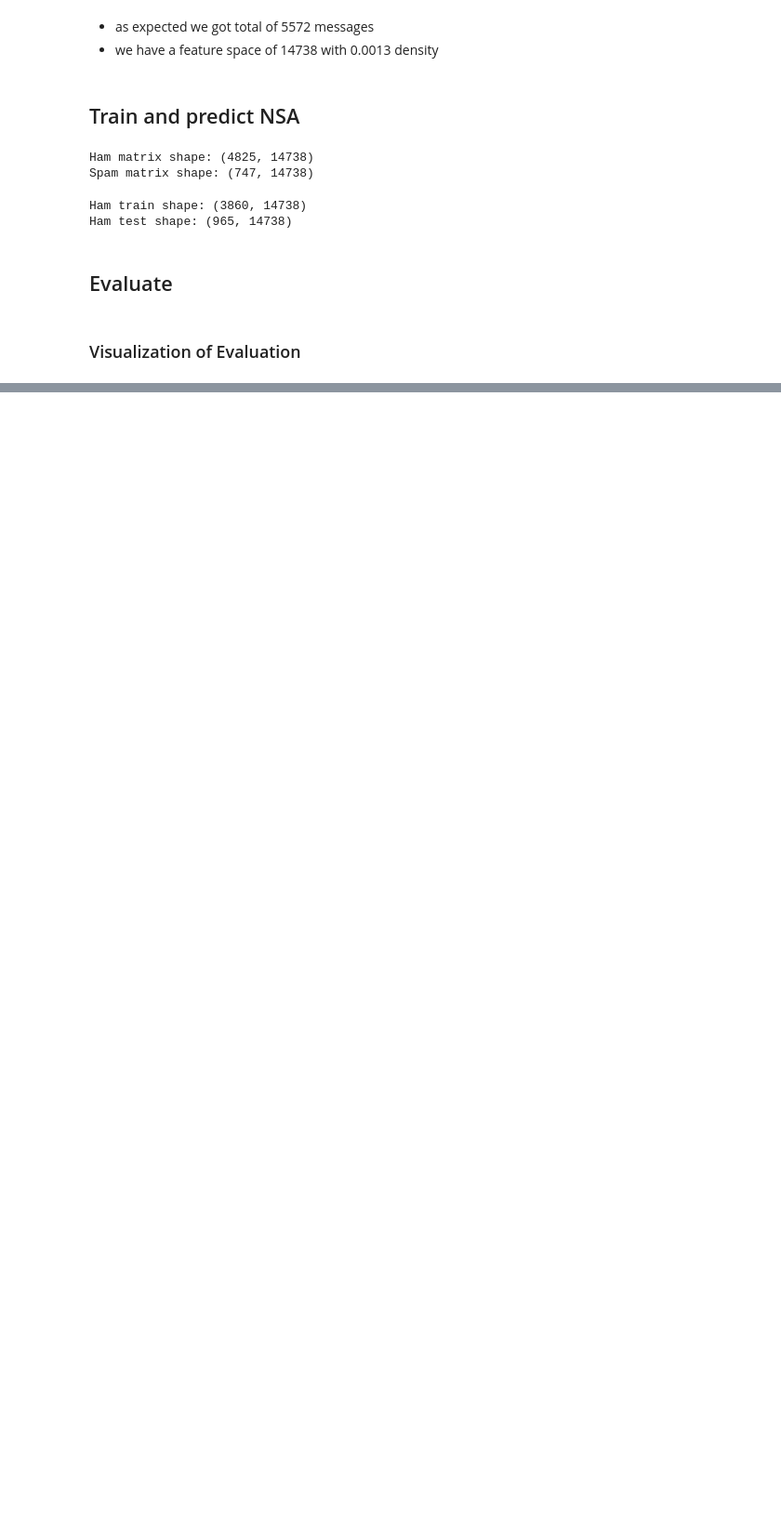
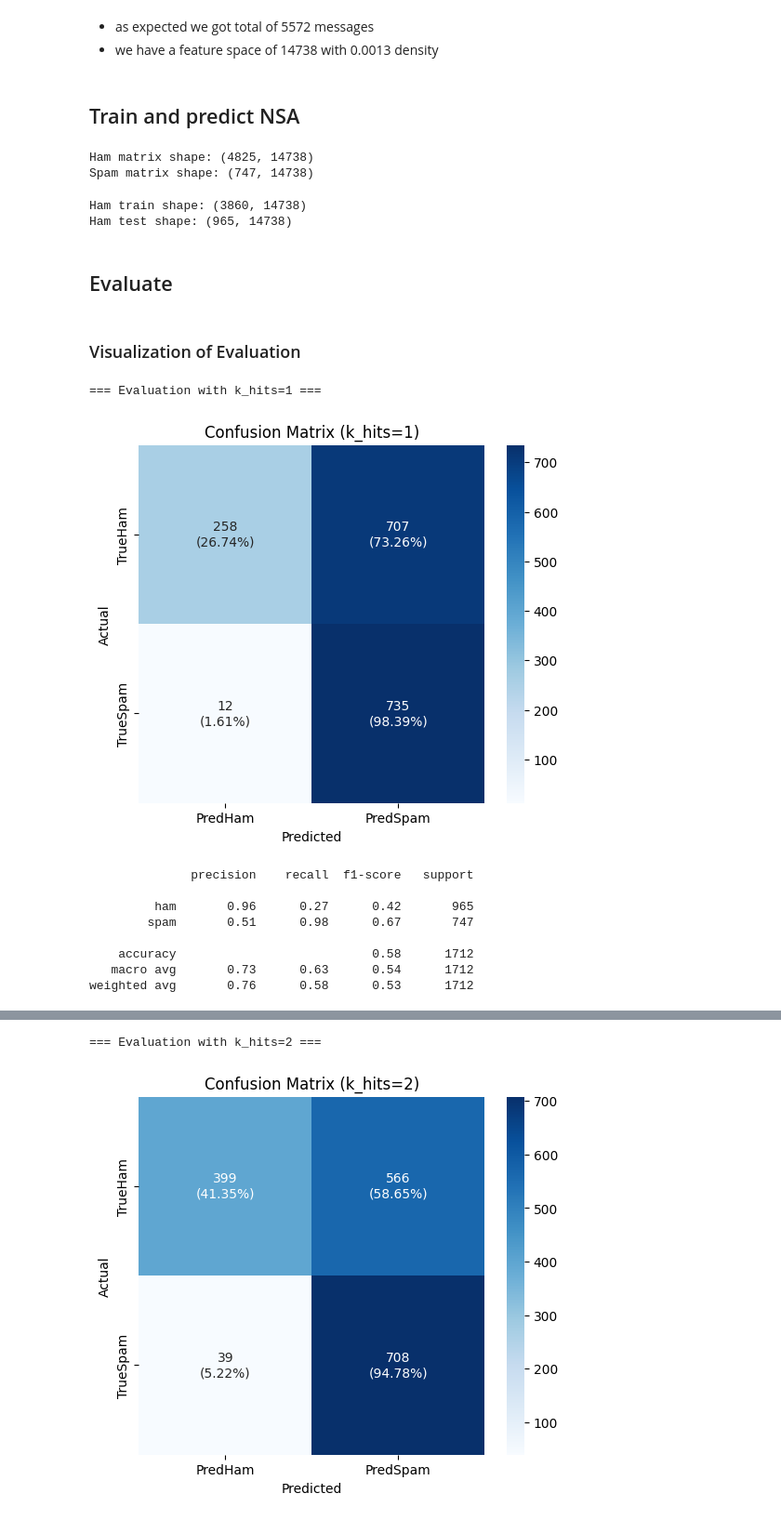
Before and after one commit to jofa016/ACIT4610---Final-Group-Project, a Jupyter notebook: R_f/Project_4/notebook/feature_engineering.ipynb, the cells around one changed output, grey strips where cells are left out. Shown at 93% size. Saved outputs shown, nothing was run; the diff lists cells and outputs as text; code cells hidden in the pictures; blank space fills up the shorter version.

Commit message:
added graphs

```diff
--- a/R_f/Project_4/notebook/feature_engineering.ipynb
+++ b/R_f/Project_4/notebook/feature_engineering.ipynb
@@ -198,7 +199,7 @@ class VDetectorNSA_Binary:
 
         return self
 
-    def predict(self, X_bin: sp, k_hits: int = 1) -> np.ndarray:
+    def predict(self, X_bin: sp, k_hits: int = 1, return_score: bool = False) -> np.ndarray:
         """Predict if samples in X_bin are non-self (spam) or self (ham)."""
         assert self.detectors, "The model has not been fitted yet."
         n = X_bin.shape[0]
@@ -214,15 +215,20 @@ class VDetectorNSA_Binary:
         det_matrix = sp.csr_matrix((data, (rows, cols)), shape=(len(self.detectors), self.dim))
         r_array = np.array(r_list)
 
+        batch_size = self.batch_size
+        scores = np.zeros(n, dtype=np.int32) if return_score else None
+
         for start in range(0, n, self.batch_size):
             end = min(start + self.batch_size, n)
             overlaps = (X_bin[start:end] @ det_matrix.T).A
             hits = (overlaps >= r_array)
+            if return_score:
+                scores[start:end] = hits.sum(axis=1)
             if k_hits == 1:
                 predictions[start:end] = hits.any(axis=1).astype(np.uint8)
             else:
                 predictions[start:end] = (hits.sum(axis=1) >= k_hits).astype(np.uint8)
-        return predictions
+        return predictions if not return_score else (predictions, scores)
 # %% [markdown]
 ## Evaluate
 # %%
@@ -246,0 +331,20 @@ y_eval = np.hstack([
+# %%
+for hits in (1, 2, 3):
+    y_pred = nsa.predict(X_eval, k_hits=hits)
+    print(f"=== Evaluation with k_hits={hits} ===")
+    plot_confusion_matrix(y_eval, y_pred, title=f'Confusion Matrix (k_hits={hits})')
+    # plot_classification_report(y_eval, y_pred, title=f'Classification Report (k_hits={hits})')
+    print(classification_report(y_eval, y_pred, target_names=["ham", "spam"]))
+    plot_coverage_curve(nsa, X_eval, y_eval, k_hits=hits)
+    plot_precision_recall_curve(nsa, X_eval, y_eval, k_hits=hits)
+# %% [output]
+=== Evaluation with k_hits=1 ===
+[figure, added]
+              precision    recall  f1-score   support
+
+         ham       0.96      0.27      0.42       965
+        spam       0.51      0.98      0.67       747
+
+    accuracy                           0.58      1712
+   macro avg       0.73      0.63      0.54      1712
+weighted avg       0.76      0.58      0.53      1712
@@ -246,0 +353,2 @@ y_eval = np.hstack([
+=== Evaluation with k_hits=2 ===
+[figure, added]
```
Also changed, not shown: parts of 3 cells of this notebook.
